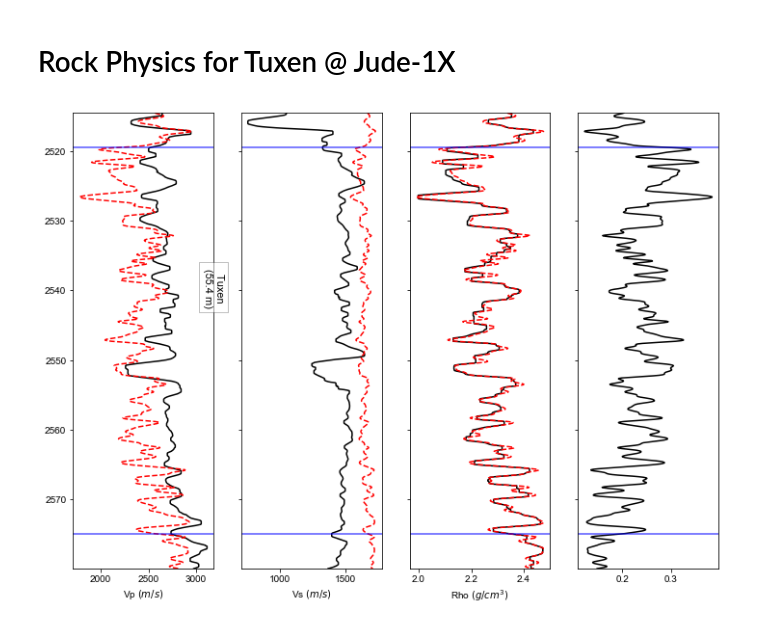
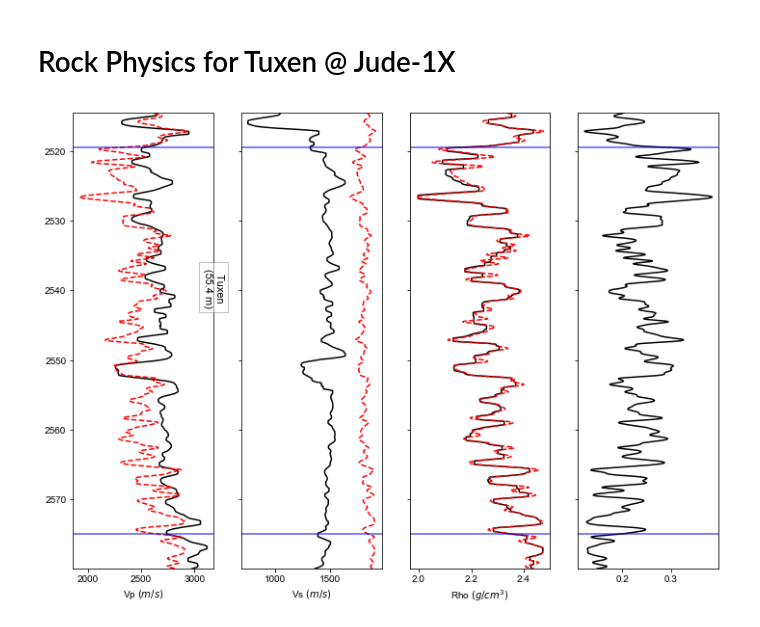
Before and after one commit to MadsLorentzen/geophysics_copenhagen, a Jupyter notebook: Mads/AVO_Prestack_Synth_JUDE.ipynb, the cells around one changed output. Saved outputs shown, nothing was run; the diff lists cells and outputs as text; code cells hidden in the pictures.

```diff
--- a/Mads/AVO_Prestack_Synth_JUDE.ipynb
+++ b/Mads/AVO_Prestack_Synth_JUDE.ipynb
@@ -736,7 +736,7 @@ G_out = np.zeros([IF.size,Por.size])
 
 #for i in range(1,IF.size,3):
 #    print(i)
-i = 6#i=3
+i = 7#i=3
 
 f1=IF[i]*(1-Por)
 f2=Por+(1-IF[i])*(1-Por)
@@ -744,7 +744,7 @@ f2=Por+(1-IF[i])*(1-Por)
 if WT == 0:
     K_sus=K_a                                     ### for dry sample
 elif WT==1:
-    K_sus= ( (Por/K_w) + (((1-Por)+Por*(1-IF[i])) / K_ca) )**(-1)   ###  for wet sample
+    K_sus = (Por/K_w+(1-Por)*(1-IF[i])/K_ca)**(-1)  * (Por + (1-IF[i])*(1-Por))  ###  for wet sample
 
 #K=K_ca+f2/((K_sus-K_ca)**(-1)+f1*(K_ca+4/3*G_ca)**(-1))
 #G=G_ca+ f2/(2*f1*(K_ca+2*G_ca)/(5*G_ca*(K_ca+4/3*G_ca))-1/G_ca)
@@ -758,31 +758,31 @@ G=((Por+(1-IF[i])*(1-Por))/zeta+IF[i]*(1-Por)/(G_ca+zeta))**(-1)-zeta;
 M=K+4/3*G
 Vp=(M/Rho)**0.5 * 1000.
 Vs=(G/Rho)**0.5 * 1000.
 
 K_out[i,:]=K
 G_out[i,:]=G
 
 ax1.plot(Vp, resSec.DEPTH,'r--')
 ax2.plot(Vs, resSec.DEPTH,'r--')
 
 for n in range(0,len(intf)):
     ax1.axhline(y = intf[n], color = 'b', lw = 2, linestyle = '-',
                    alpha = 0.5)
     ax2.axhline(y = intf[n], color = 'b', lw = 2, linestyle = '-',
                    alpha = 0.5)
     ax3.axhline(y = intf[n], color = 'b', lw = 2, linestyle = '-',
                    alpha = 0.5)
     ax4.axhline(y = intf[n], color = 'b', lw = 2, linestyle = '-',
                    alpha = 0.5)
 
 i=2
 ax1.text(x = ax1.set_xlim()[1]+0.2, y =intf[i]+20, s = Fstr[i]+'\n ({0} m)'.format(str(round(dz[i],1))),
         fontsize = '11',
         horizontalalignment = 'center',
         verticalalignment = 'center',
         bbox = dict(facecolor = 'white',alpha = 0.5, lw = 0.5),
         weight = 'light',
         rotation=-90);
 #plt.legend()
 # %% [output]
-[figure, old version]
+[figure, new version]
```
Also changed, not shown: parts of 1 cell of this notebook, 2 other files.
